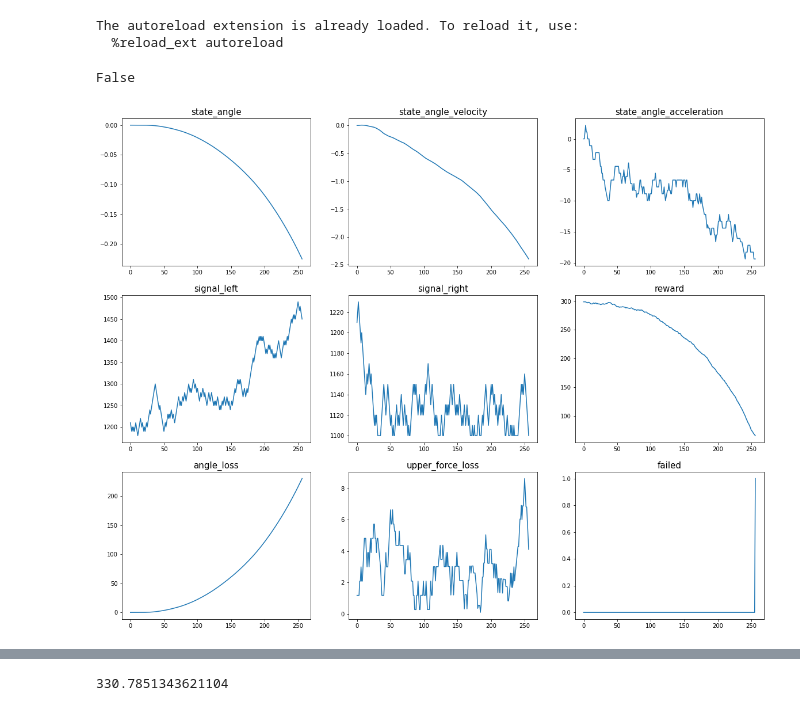
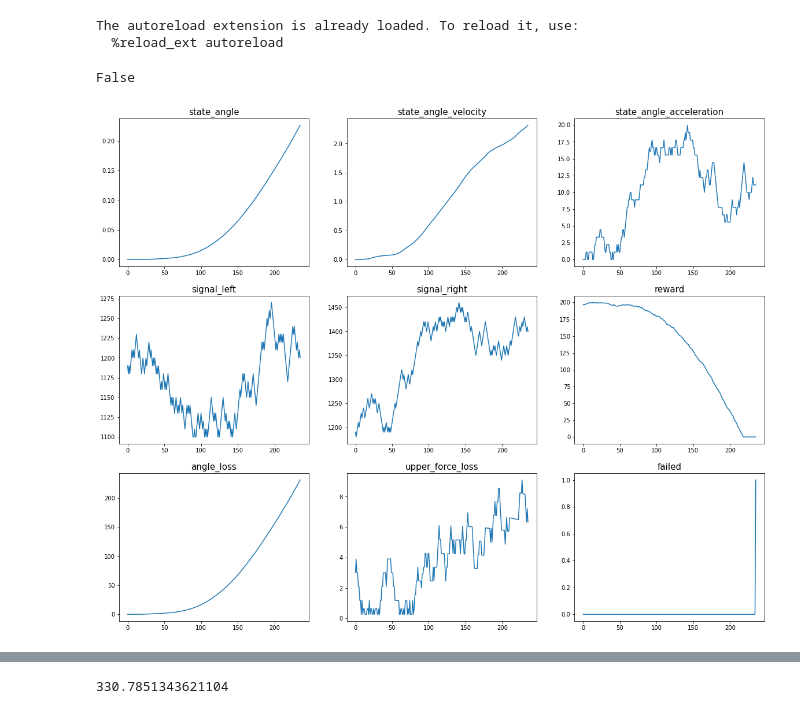
Before and after one commit to limon8884/copter, a Jupyter notebook: note_for_tests.ipynb, the cells around one changed output, grey strips where cells are left out. Drawn from its saved outputs; the diff is of its cells as text; code cells hidden in the pictures.

```diff
--- a/note_for_tests.ipynb
+++ b/note_for_tests.ipynb
@@ -7,7 +7,7 @@ The autoreload extension is already loaded. To reload it, use:
 # %%
 model_params = {
     'reaction_speed': 10, # the size of step of signal in binary model
-    'max_reward': 300, # maximum reward for iteration
+    'max_reward': 200, # maximum reward for iteration
     'angle_loss_coeff': 1e3, #300000 # coef before punish for dismiss an angle
     'over_force_loss_coeff': 0, # coef before punish for inapropriate force (signals out of range [800, 2300])
     'upper_force_loss_coeff': 10., #3 # coef before punish for missing total force on y-axis. target_force is a target.
@@ -18,16 +18,16 @@ model_params = {
 # %%
 import matplotlib.pyplot as plt
 from Copter.Session import Session
 from Copter.Network import Network, FakeNet
-net = FakeNet(3, 4)
+net = FakeNet(5, 4)
 s = Session(network=net, **model_params)
 s.run(1000)
 print(s.success)
 # s.logs
 s.plot_logs()
 # %% [output]
 False
-[figure, old version]
+[figure, new version]
 # %%
 import matplotlib.pyplot as plt
 import torch
```
Also changed, not shown: parts of 7 cells of this notebook, 2 other files.
